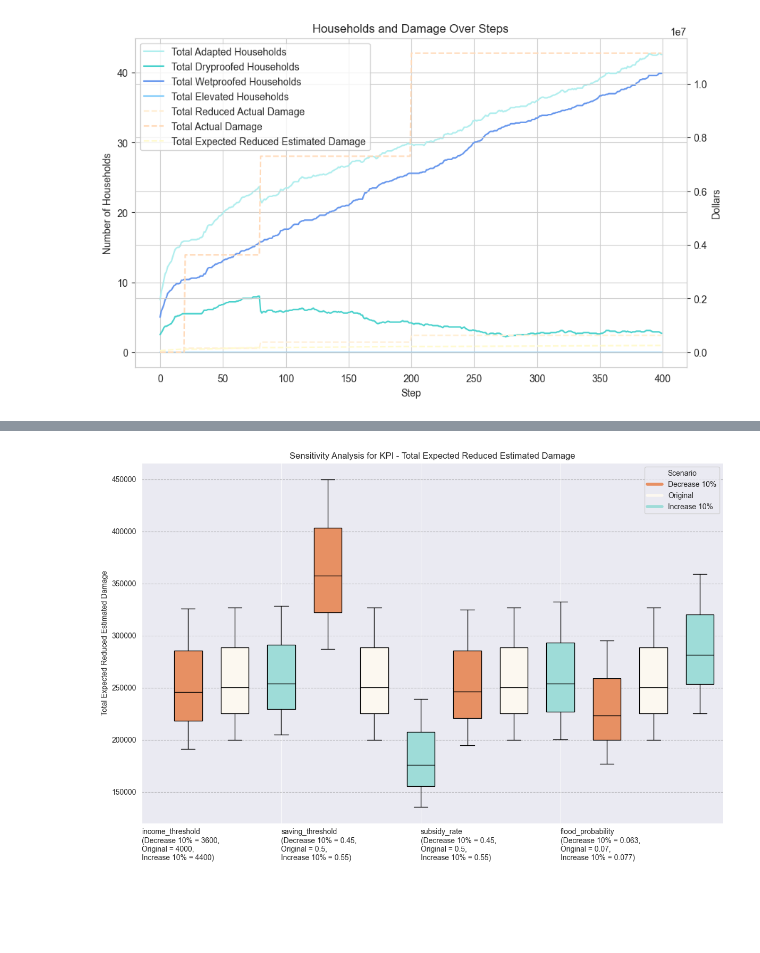
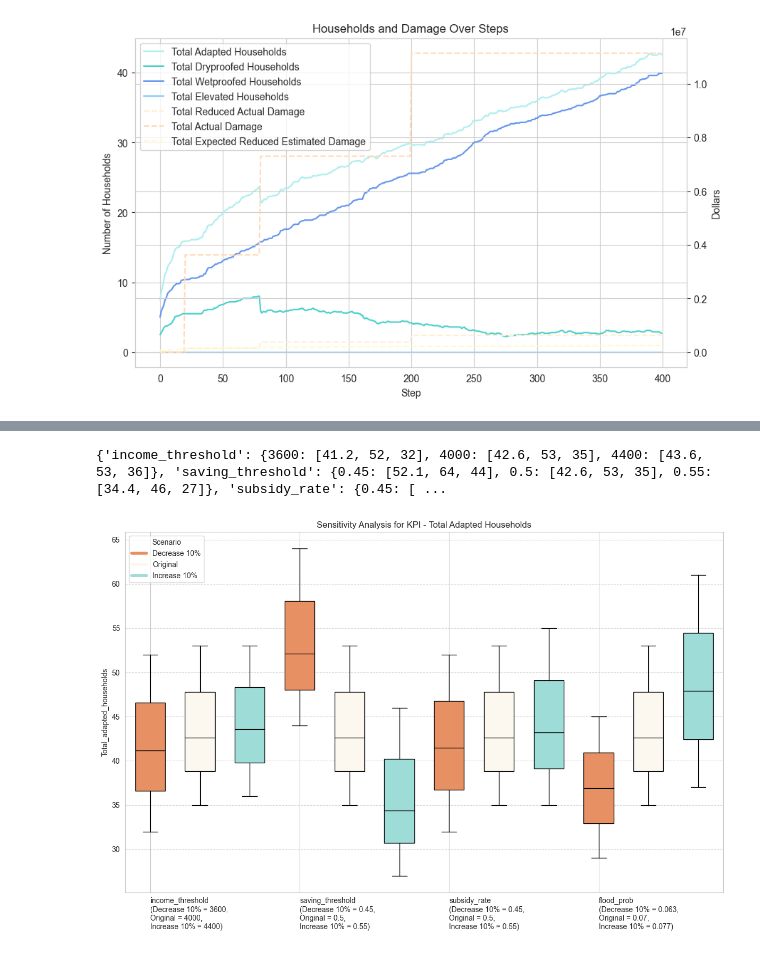
Before and after one commit to ctezgec/abm, a Jupyter notebook: model/analysis_sensitivity.ipynb, the cells around one changed output, grey strips where cells are left out. Drawn from its saved outputs; the diff is of its cells as text; code cells hidden in the pictures; blank space fills up the shorter version.

Commit message:
analysing of experiment

```diff
--- a/model/analysis_sensitivity.ipynb
+++ b/model/analysis_sensitivity.ipynb
@@ -560,39 +170,57 @@ Min: 225130.6988733268
 # %%
-# Correcting the previous code to remove the mean triangle marker and reusing the existing 'plot_data' for simplicity
+# Initialize a dictionary to store all results
+data_TAH = {}
 
+# Loop through each DataFrame and calculate statistics
+for key, file_path in file_paths.items():
+    df = load_and_filter_dataframe(file_path)
+    parameter_name = parameter_column_names[key]
+    statistics = calculate_statistics(df, 'total_adapted_households', parameter_name, parameters[key])
+    data_TAH[key] = statistics
+
+# Now 'data_TAH' contains all the results in the desired format
+print(data_TAH)
+
+# Define new colors and labels
+colors = ['#e79063', '#fcf8f0', '#9edcd8']
+scenario_labels = ['Decrease 10%', 'Original', 'Increase 10%']
+
+# Create the box-whisker chart
 fig, ax = plt.subplots(figsize=(12, 8))
+positions = np.array(range(len(data_TAH)*len(scenario_labels)))
 
-# Plot each set of data with a different color and label
-for i, (box_data, color) in enumerate(zip(plot_data, colors * len(kpi_data))):
-    # Calculate position for each boxplot
-    position = i + 1
-    box = ax.boxplot(box_data, positions=[position], widths=0.6, patch_artist=True,
-                     showfliers=True, medianprops=dict(color="black"), showmeans=False)
-    plt.setp(box['boxes'], facecolor=color)
-    plt.setp(box['whiskers'], color='black')
-    plt.setp(box['caps'], color='black')
-    plt.setp(box['medians'], color='black')
+# Plot each boxplot with a different color
+for i, (variable, scenarios) in enumerate(data_TAH.items()):
+    for j, (level, values) in enumerate(scenarios.items()):
+        idx = i*len(scenario_labels) + j
+        box = ax.boxplot(values, positions=[positions[idx]], widths=0.6, patch_artist=True, showfliers=True,
+                         flierprops=dict(marker='o', color=colors[j], markersize=5))
+        plt.setp(box['boxes'], facecolor=colors[j])
+        plt.setp(box['whiskers'], color='black')
+        plt.setp(box['caps'], color='black')
+        plt.setp(box['medians'], color='black')
 
 # Set the labels for the x-ticks
 group_labels = [f'{variable}\n({scenario_labels[0]} = {list(scenarios.keys())[0]},'
                 f'\nOriginal = {list(scenarios.keys())[1]},'
-                f'\n{scenario_labels[2]} = {list(scenarios.keys())[2]})' for variable, scenarios in data.items()]
-ax.set_xticks(range(0, len(data)*len(scenario_labels), len(scenario_labels)))
+                f'\n{scenario_labels[2]} = {list(scenarios.keys())[2]})' for variable, scenarios in data_TAH.items()]
+ax.set_xticks(range(0, len(data_TAH)*len(scenario_labels), len(scenario_labels)))
 ax.set_xticklabels(group_labels, rotation=0, ha="left")
 
-# Set the y-axis label and title
-ax.set_ylabel('Total Expected Reduced Estimated Damage')
-ax.set_title('Sensitivity Analysis for KPI - Total Expected Reduced Estimated Damage')
+# Set the axis labels and title
+ax.set_ylabel('Total_adapted_households')
+ax.set_title('Sensitivity Analysis for KPI - Total Adapted Households')
 
-# Add legend for scenarios
+# Add a custom legend
 legend_elements = [Line2D([0], [0], color=color, lw=4, label=label) for color, label in zip(colors, scenario_labels)]
 ax.legend(handles=legend_elements, title='Scenario')
 
-# Grid and tight layout
-ax.yaxis.grid(True, linestyle='--', which='major', color='grey', alpha=0.5)
+# Grid and layout settings
+ax.grid(axis='y', linestyle='--', alpha=0.7)
 plt.tight_layout()
 
 # Show the plot
 plt.show()
 # %% [output]
+{'income_threshold': {3600: [41.2, 52, 32], 4000: [42.6, 53, 35], 4400: [43.6, 53, 36]}, 'saving_threshold': {0.45: [52.1, 64, 44], 0.5: [42.6, 53, 35], 0.55: [34.4, 46, 27]}, 'subsidy_rate': {0.45: [ ...
-[figure, old version]
+[figure, new version]
```
Also changed, not shown: parts of 10 cells of this notebook.
